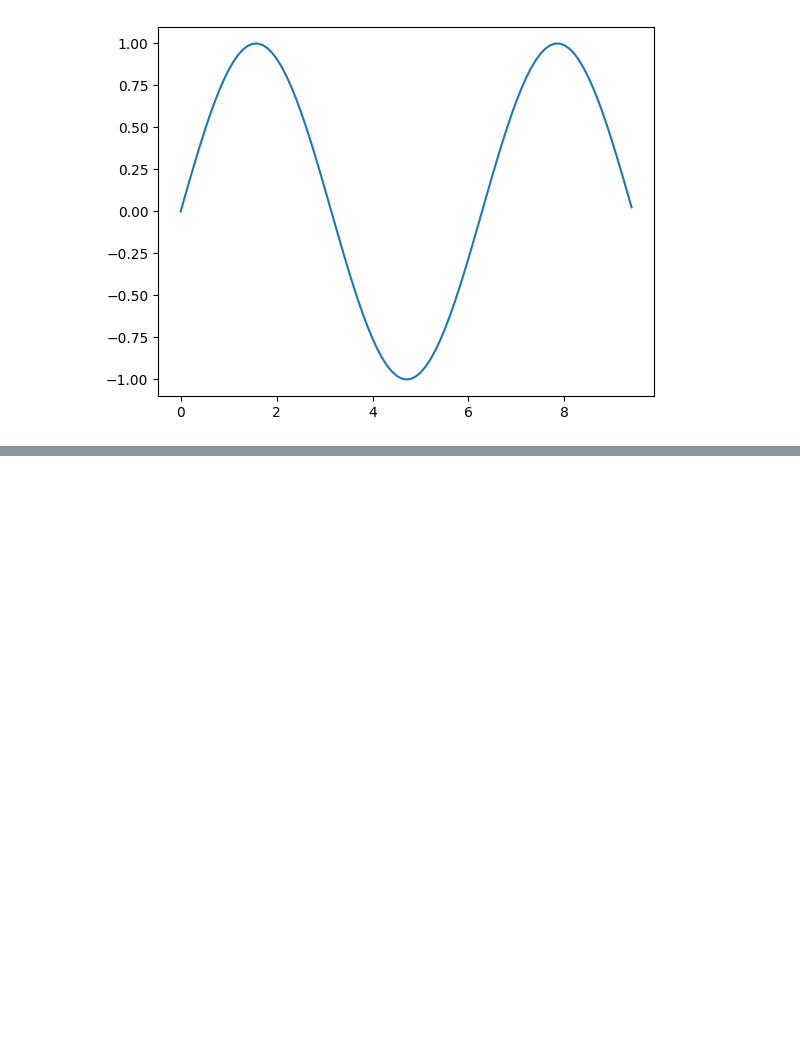
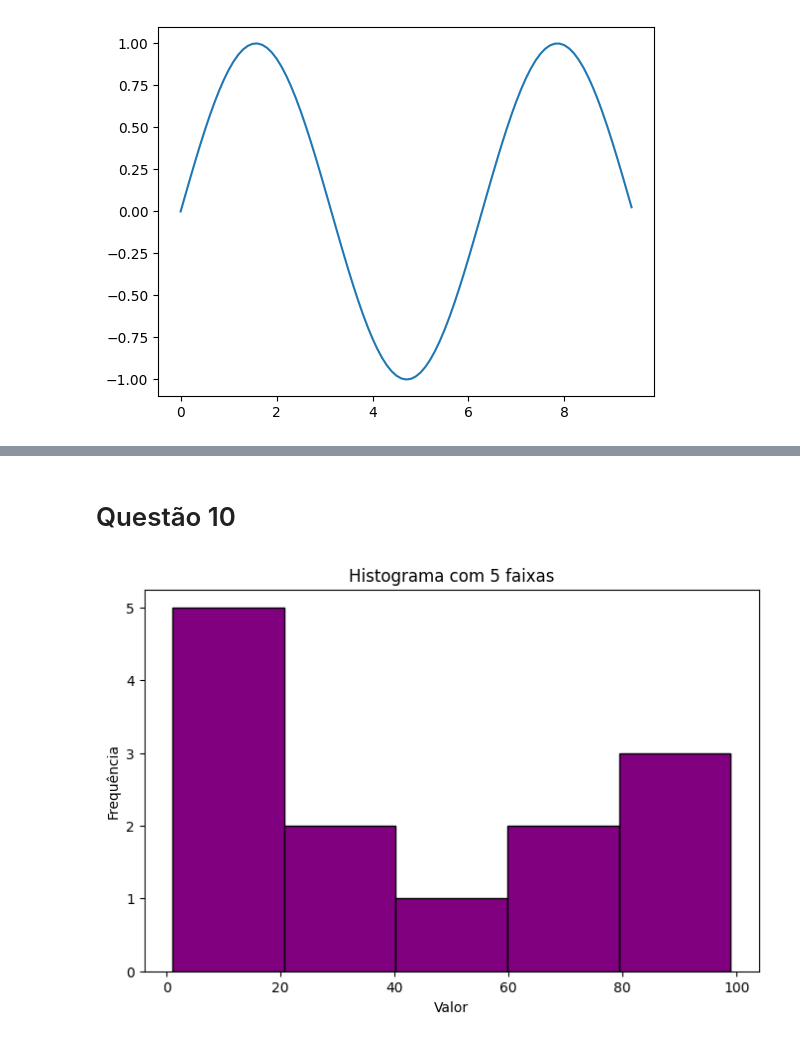
Before and after one commit to LucasGaabriel/Inteligencia-Artificial-Labs, a Jupyter notebook: Lab2/main.ipynb, the cells around one changed output, grey strips where cells are left out. Drawn from its saved outputs; the diff is of its cells as text; code cells hidden in the pictures; blank space fills up the shorter version.

```diff
--- a/Lab2/main.ipynb
+++ b/Lab2/main.ipynb
@@ -134,0 +174,13 @@ plt.show()
+# %% [markdown]
+# Questão 10
+# %%
+valores_hist = [1, 33, 20, 17, 64, 55, 22, 13, 99, 16, 80, 78, 99]
+
+plt.figure(figsize=(8, 5))
+plt.hist(valores_hist, bins=5, color='purple', edgecolor='black')
+plt.title("Histograma com 5 faixas")
+plt.xlabel("Valor")
+plt.ylabel("Frequência")
+plt.show()
+# %% [output]
+[figure, added]
```
Also changed, not shown: parts of 16 cells of this notebook.
